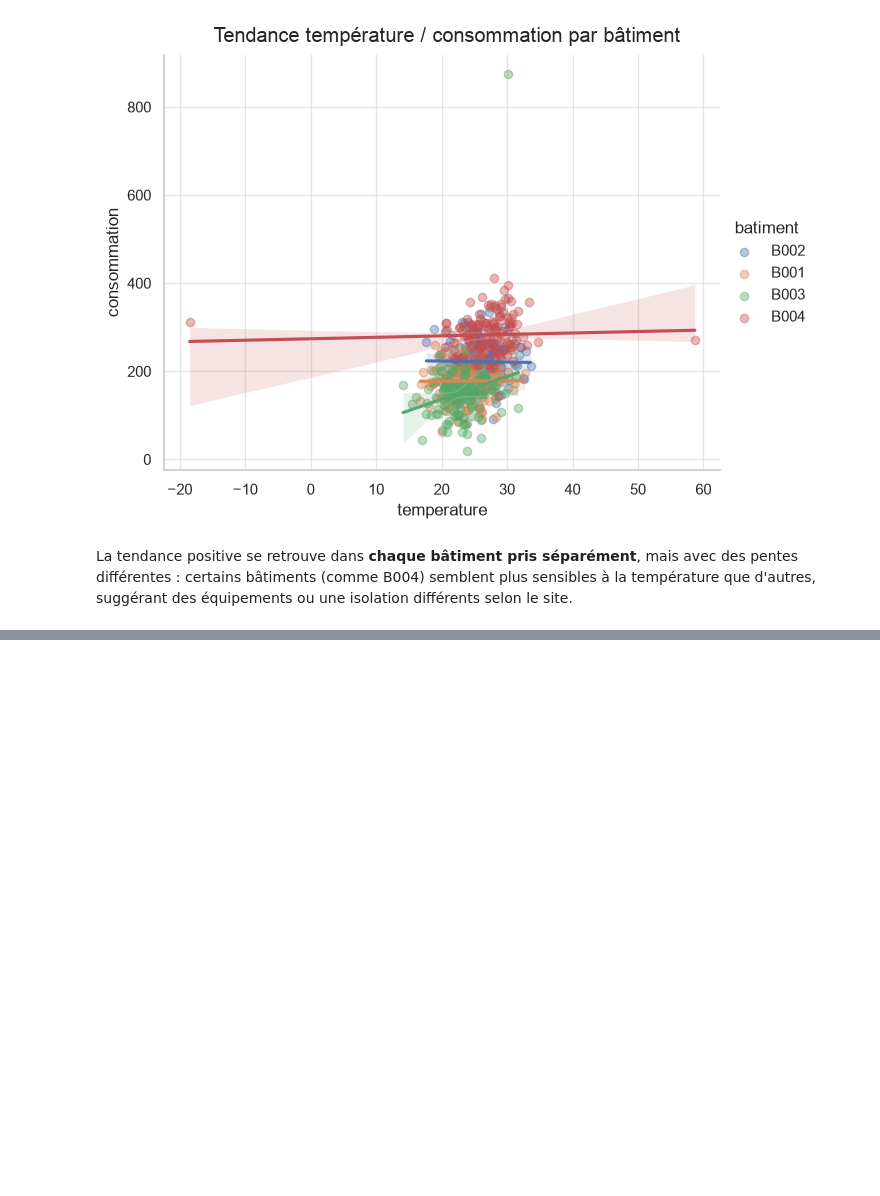
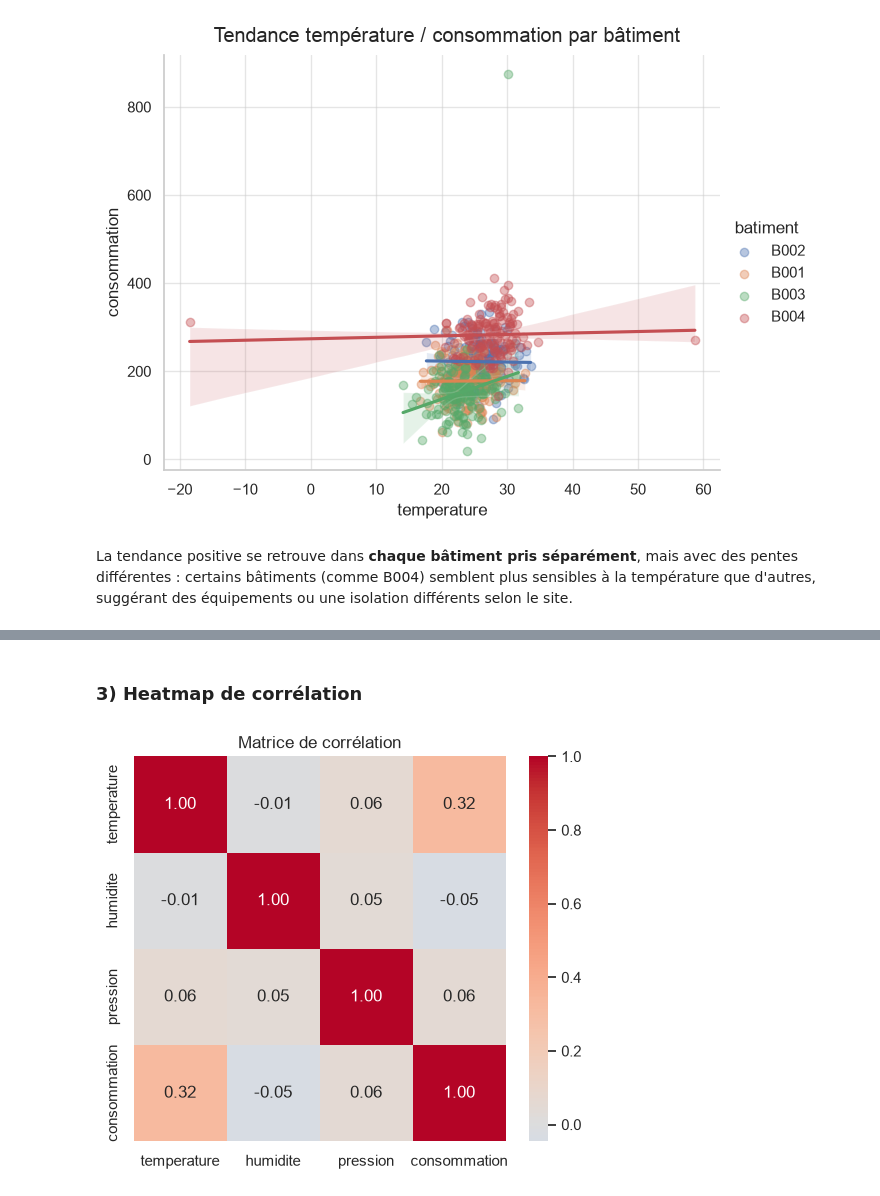
Before and after one commit to massamba0809/atelier_seaborn_iot, a Jupyter notebook: notebooks/atelier_seaborn_iot.ipynb, the cells around one changed output, grey strips where cells are left out. Drawn from its saved outputs; the diff is of its cells as text; code cells hidden in the pictures; blank space fills up the shorter version.

Commit message:
Partie 9 : matrice de correlations et heatmap

```diff
--- a/notebooks/atelier_seaborn_iot.ipynb
+++ b/notebooks/atelier_seaborn_iot.ipynb
@@ -349,0 +354,3 @@ La tendance positive se retrouve dans **chaque bâtiment pris séparément**, ma
+# %%
+corr = df[["temperature", "humidite", "pression", "consommation"]].corr()
+corr
@@ -349,0 +373,9 @@ La tendance positive se retrouve dans **chaque bâtiment pris séparément**, ma
+# %% [markdown]
+### 3) Heatmap de corrélation
+# %%
+plt.figure(figsize=(6,5))
+sns.heatmap(corr, annot=True, cmap="coolwarm", center=0, fmt=".2f")
+plt.title("Matrice de corrélation")
+plt.show()
+# %% [output]
+[figure, added]
```
Also changed, not shown: parts of 6 cells of this notebook.
